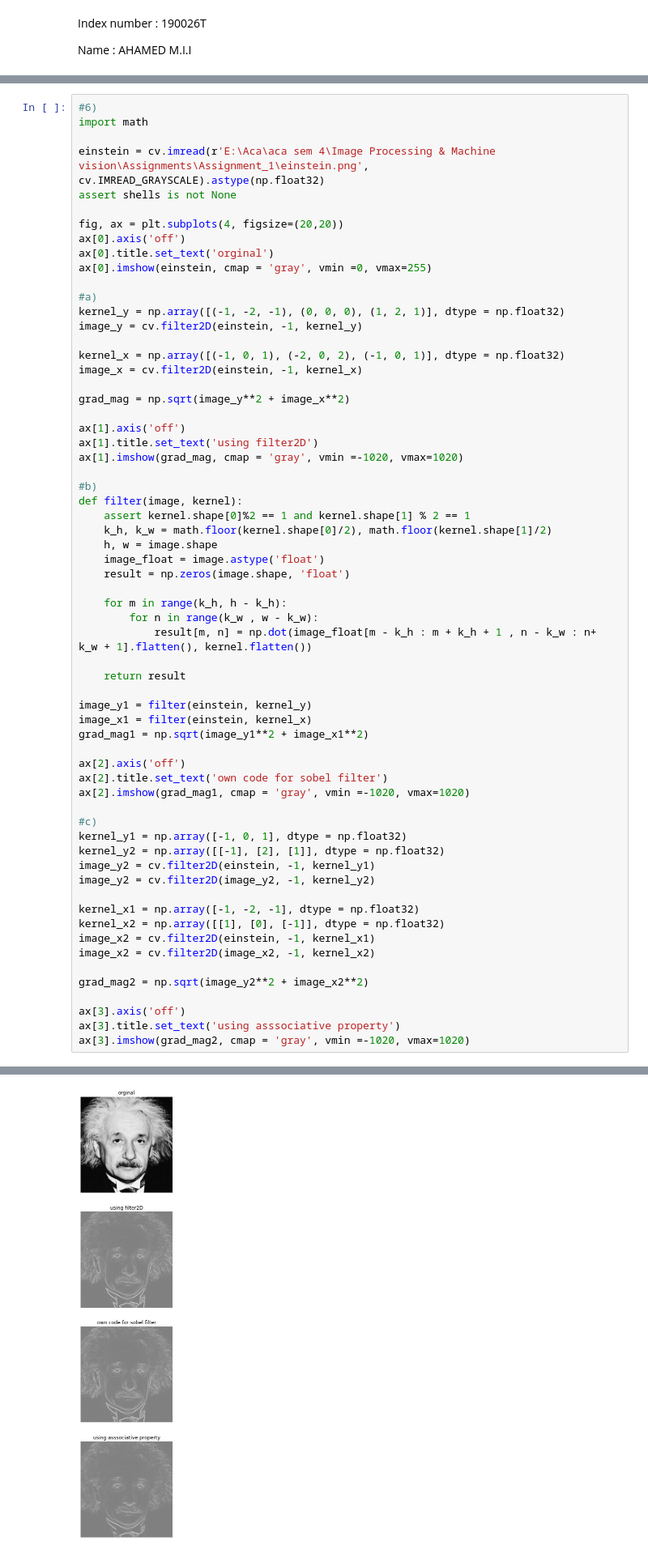
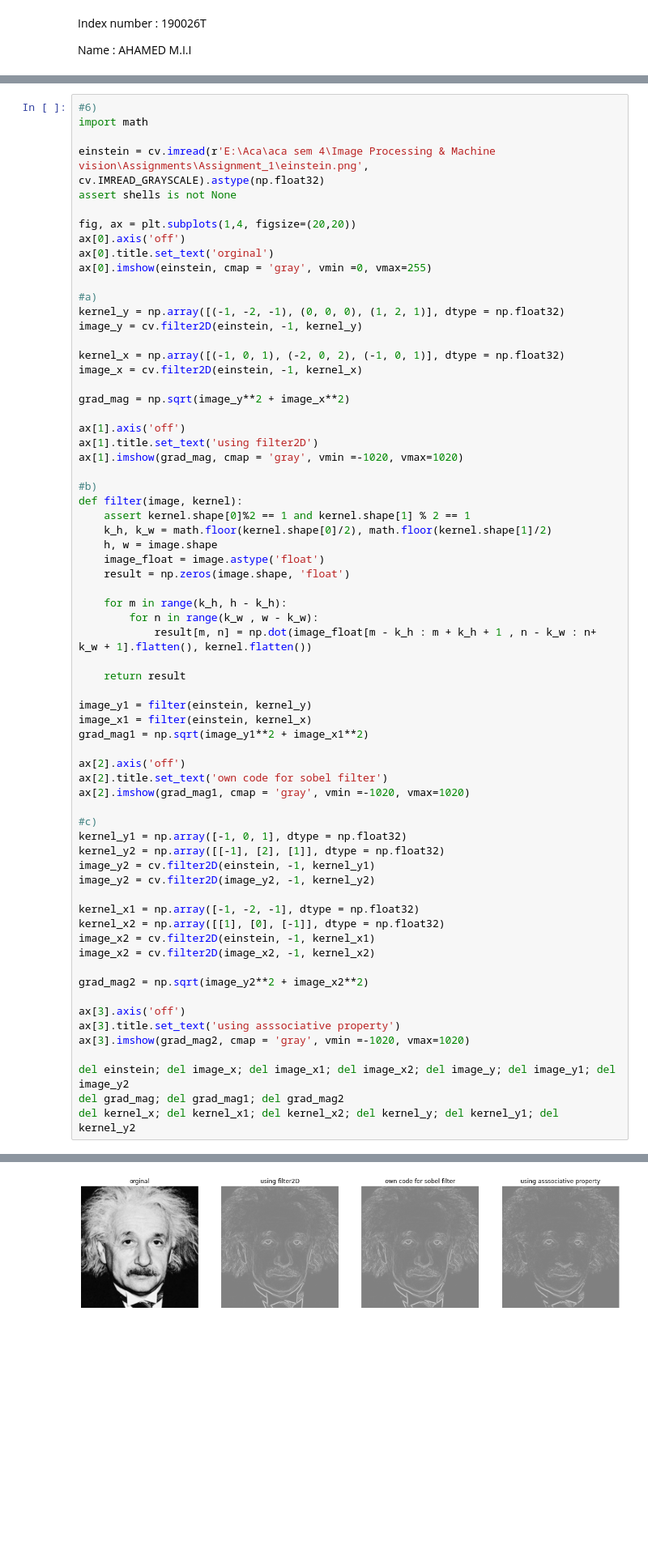
Before and after one commit to ishrath99/S4_EN_2550, a Jupyter notebook: Assignments/Assignment_1/190026T_en2550_assignment_01.ipynb, the cells around one changed output, grey strips where cells are left out. Shown at 81% size. Drawn from its saved outputs; the diff is of its cells as text; blank space fills up the shorter version.

```diff
--- a/Assignments/Assignment_1/190026T_en2550_assignment_01.ipynb
+++ b/Assignments/Assignment_1/190026T_en2550_assignment_01.ipynb
@@ -204,7 +328,7 @@ import math
 einstein = cv.imread(r'E:\Aca\aca sem 4\Image Processing & Machine vision\Assignments\Assignment_1\einstein.png', cv.IMREAD_GRAYSCALE).astype(np.float32)
 assert shells is not None
 
-fig, ax = plt.subplots(4, figsize=(20,20))
+fig, ax = plt.subplots(1,4, figsize=(20,20))
 ax[0].axis('off')
 ax[0].title.set_text('orginal')
 ax[0].imshow(einstein, cmap = 'gray', vmin =0, vmax=255)
@@ -235,34 +359,38 @@ def filter(image, kernel):
             result[m, n] = np.dot(image_float[m - k_h : m + k_h + 1 , n - k_w : n+ k_w + 1].flatten(), kernel.flatten())
 
     return result
 
 image_y1 = filter(einstein, kernel_y)
 image_x1 = filter(einstein, kernel_x)
 grad_mag1 = np.sqrt(image_y1**2 + image_x1**2)
 
 ax[2].axis('off')
 ax[2].title.set_text('own code for sobel filter')
 ax[2].imshow(grad_mag1, cmap = 'gray', vmin =-1020, vmax=1020)
 
 #c)
 kernel_y1 = np.array([-1, 0, 1], dtype = np.float32)
 kernel_y2 = np.array([[-1], [2], [1]], dtype = np.float32)
 image_y2 = cv.filter2D(einstein, -1, kernel_y1)
 image_y2 = cv.filter2D(image_y2, -1, kernel_y2)
 
 kernel_x1 = np.array([-1, -2, -1], dtype = np.float32)
 kernel_x2 = np.array([[1], [0], [-1]], dtype = np.float32)
 image_x2 = cv.filter2D(einstein, -1, kernel_x1)
 image_x2 = cv.filter2D(image_x2, -1, kernel_x2)
 
 grad_mag2 = np.sqrt(image_y2**2 + image_x2**2)
 
 ax[3].axis('off')
 ax[3].title.set_text('using asssociative property')
 ax[3].imshow(grad_mag2, cmap = 'gray', vmin =-1020, vmax=1020)
+
+del einstein; del image_x; del image_x1; del image_x2; del image_y; del image_y1; del image_y2
+del grad_mag; del grad_mag1; del grad_mag2
+del kernel_x; del kernel_x1; del kernel_x2; del kernel_y; del kernel_y1; del kernel_y2
 # %% [output]
 <matplotlib.image.AxesImage at 0x...>
-[figure, old version]
+[figure, new version]
 # %%
 #7)
 daisy = cv.imread(r'E:\Aca\aca sem 4\Image Processing & Machine vision\Assignments\Assignment_1\daisy.jpg', cv.IMREAD_COLOR)
```
Also changed, not shown: parts of 9 cells of this notebook, 2 other files.
